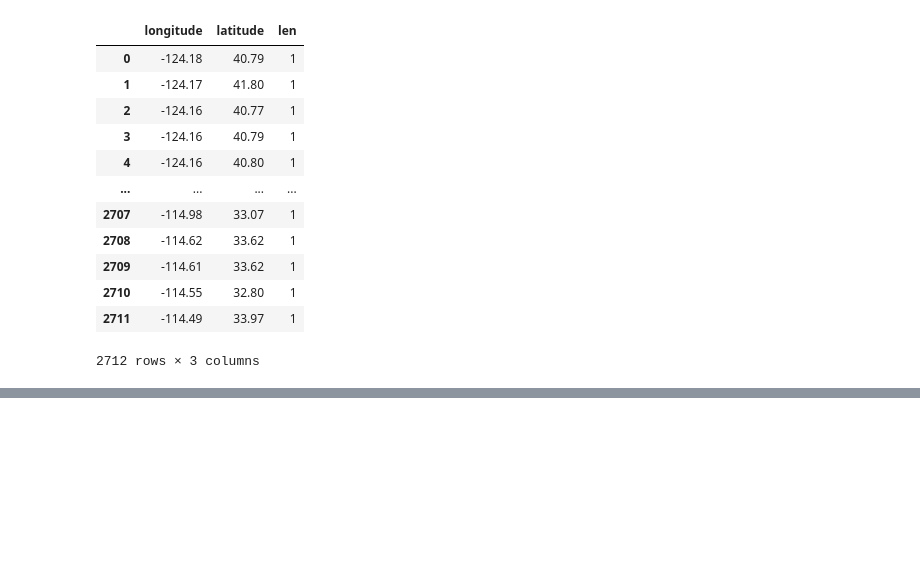
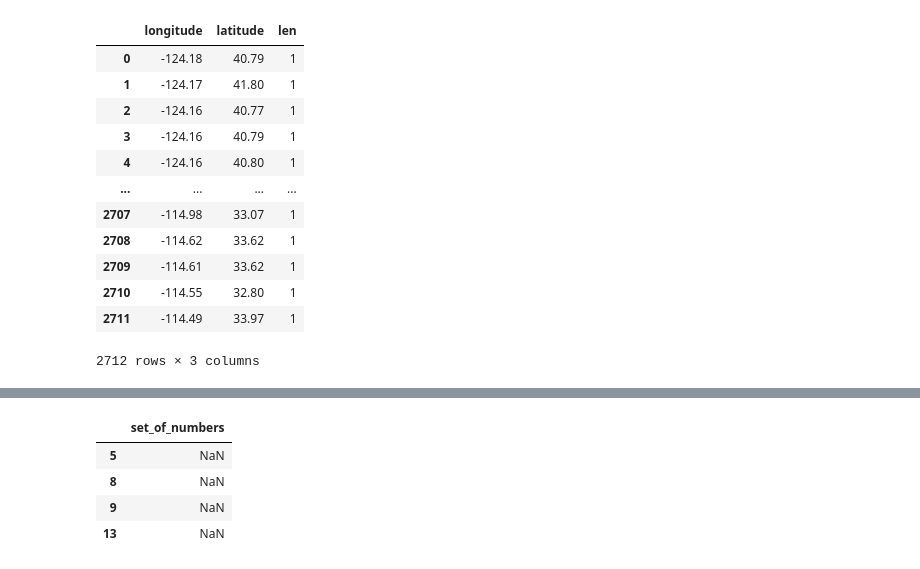
Before and after one commit to helloitsdaksh/Pandas_A-Z_cheatsheet, a Jupyter notebook: Pandas_Cheatsheet.ipynb, the cells around one changed output, grey strips where cells are left out. Saved outputs shown, nothing was run; the diff lists cells and outputs as text; code cells hidden in the pictures; blank space fills up the shorter version.

```diff
--- a/Pandas_Cheatsheet.ipynb
+++ b/Pandas_Cheatsheet.ipynb
@@ -727,0 +789,8 @@ df3.sort_values(by = ['longitude','latitude'])
+# %%
+df[pd.isnull(df.set_of_numbers)]
+# %% [output]
+|  | set_of_numbers |
+| 5 | NaN |
+| 8 | NaN |
+| 9 | NaN |
+| 13 | NaN |
```
Also changed, not shown: parts of 11 cells of this notebook.
